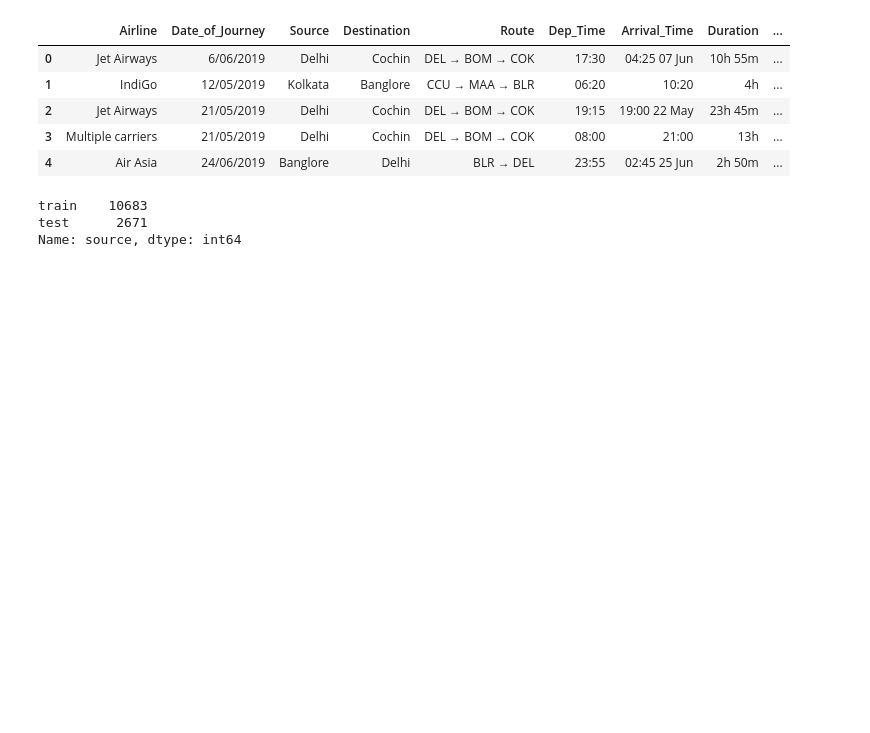
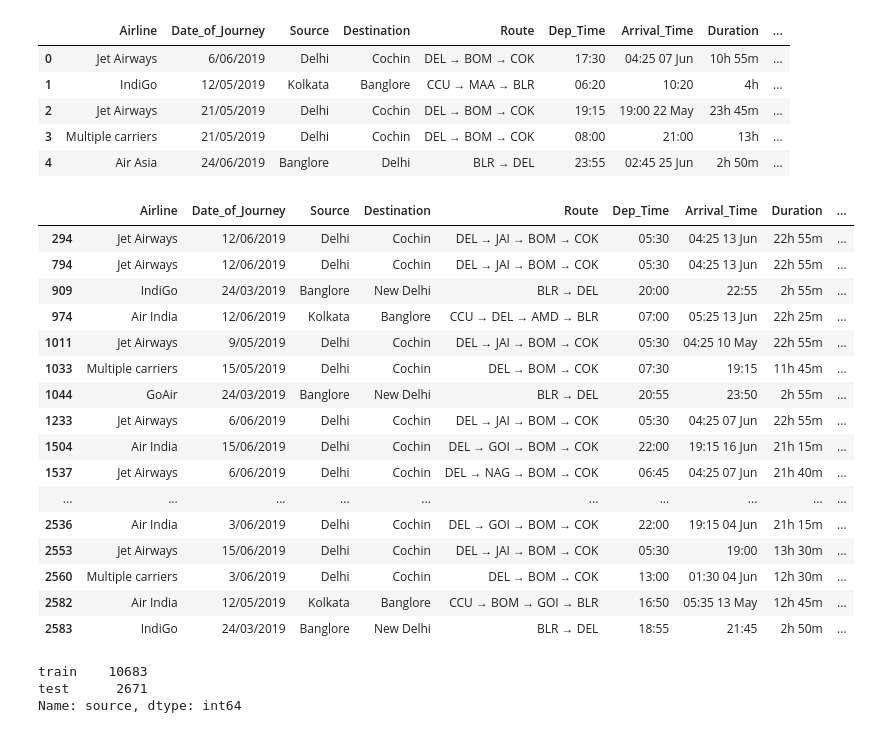
Before and after one commit to vinothhunt/Hack-FlighPrice, a Jupyter notebook: Flight Predict XGBoost.ipynb, the cells around one changed output. Saved outputs shown, nothing was run; the diff lists cells and outputs as text; code cells hidden in the pictures; blank space fills up the shorter version.

Commit message:
preprocessed duplicated deleted

```diff
--- a/Flight Predict XGBoost.ipynb
+++ b/Flight Predict XGBoost.ipynb
@@ -43,6 +47,26 @@ test.head()
 | 2 | Jet Airways | 21/05/2019 | Delhi | Cochin | DEL → BOM → COK | 19:15 | 19:00 22 May | 23h 45m | ... |
 | 3 | Multiple carriers | 21/05/2019 | Delhi | Cochin | DEL → BOM → COK | 08:00 | 21:00 | 13h | ... |
 | 4 | Air Asia | 24/06/2019 | Banglore | Delhi | BLR → DEL | 23:55 | 02:45 25 Jun | 2h 50m | ... |
+# %%
+test[test.duplicated()]
+# %% [output]
+|  | Airline | Date_of_Journey | Source | Destination | Route | Dep_Time | Arrival_Time | Duration | ... |
+| 294 | Jet Airways | 12/06/2019 | Delhi | Cochin | DEL → JAI → BOM → COK | 05:30 | 04:25 13 Jun | 22h 55m | ... |
+| 794 | Jet Airways | 12/06/2019 | Delhi | Cochin | DEL → JAI → BOM → COK | 05:30 | 04:25 13 Jun | 22h 55m | ... |
+| 909 | IndiGo | 24/03/2019 | Banglore | New Delhi | BLR → DEL | 20:00 | 22:55 | 2h 55m | ... |
+| 974 | Air India | 12/06/2019 | Kolkata | Banglore | CCU → DEL → AMD → BLR | 07:00 | 05:25 13 Jun | 22h 25m | ... |
+| 1011 | Jet Airways | 9/05/2019 | Delhi | Cochin | DEL → JAI → BOM → COK | 05:30 | 04:25 10 May | 22h 55m | ... |
+| 1033 | Multiple carriers | 15/05/2019 | Delhi | Cochin | DEL → BOM → COK | 07:30 | 19:15 | 11h 45m | ... |
+| 1044 | GoAir | 24/03/2019 | Banglore | New Delhi | BLR → DEL | 20:55 | 23:50 | 2h 55m | ... |
+| 1233 | Jet Airways | 6/06/2019 | Delhi | Cochin | DEL → JAI → BOM → COK | 05:30 | 04:25 07 Jun | 22h 55m | ... |
+| 1504 | Air India | 15/06/2019 | Delhi | Cochin | DEL → GOI → BOM → COK | 22:00 | 19:15 16 Jun | 21h 15m | ... |
+| 1537 | Jet Airways | 6/06/2019 | Delhi | Cochin | DEL → NAG → BOM → COK | 06:45 | 04:25 07 Jun | 21h 40m | ... |
+| ... | ... | ... | ... | ... | ... | ... | ... | ... | ... |
+| 2536 | Air India | 3/06/2019 | Delhi | Cochin | DEL → GOI → BOM → COK | 22:00 | 19:15 04 Jun | 21h 15m | ... |
+| 2553 | Jet Airways | 15/06/2019 | Delhi | Cochin | DEL → JAI → BOM → COK | 05:30 | 19:00 | 13h 30m | ... |
+| 2560 | Multiple carriers | 3/06/2019 | Delhi | Cochin | DEL → BOM → COK | 13:00 | 01:30 04 Jun | 12h 30m | ... |
+| 2582 | Air India | 12/05/2019 | Kolkata | Banglore | CCU → BOM → GOI → BLR | 16:50 | 05:35 13 May | 12h 45m | ... |
+| 2583 | IndiGo | 24/03/2019 | Banglore | New Delhi | BLR → DEL | 18:55 | 21:45 | 2h 50m | ... |
 # %%
 train['source']='train'
 # %%
```
Also changed, not shown: parts of 28 cells of this notebook, 2 other files.
